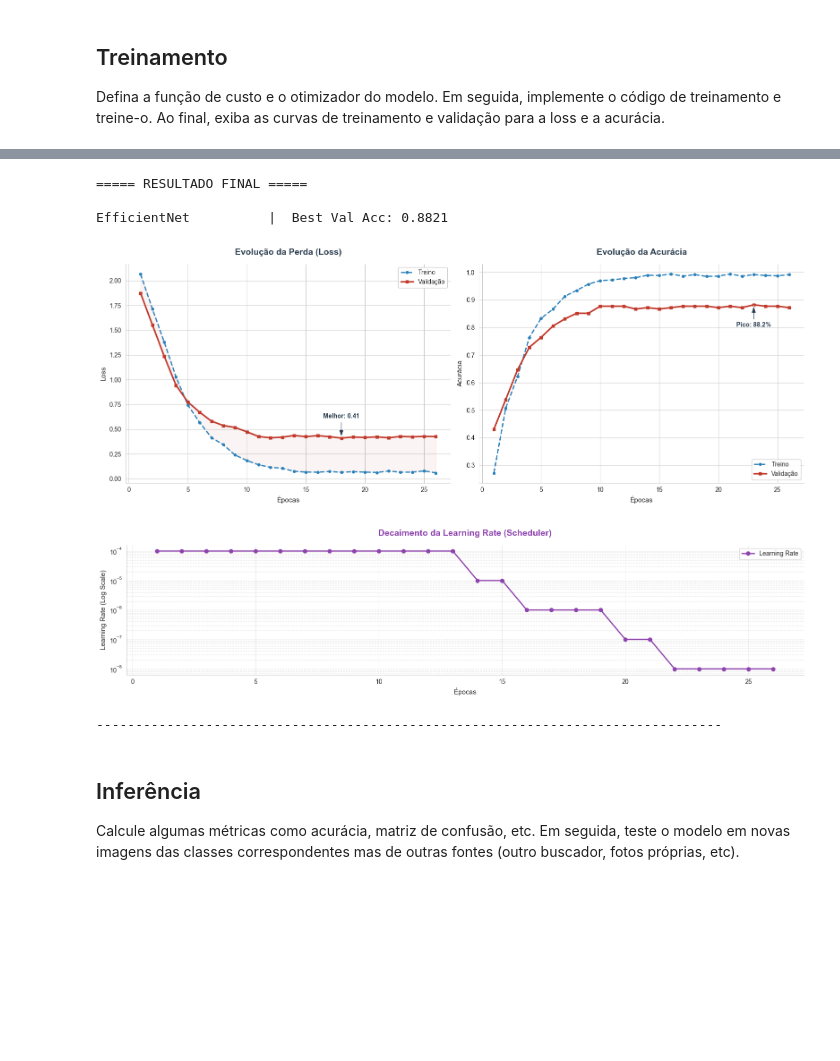
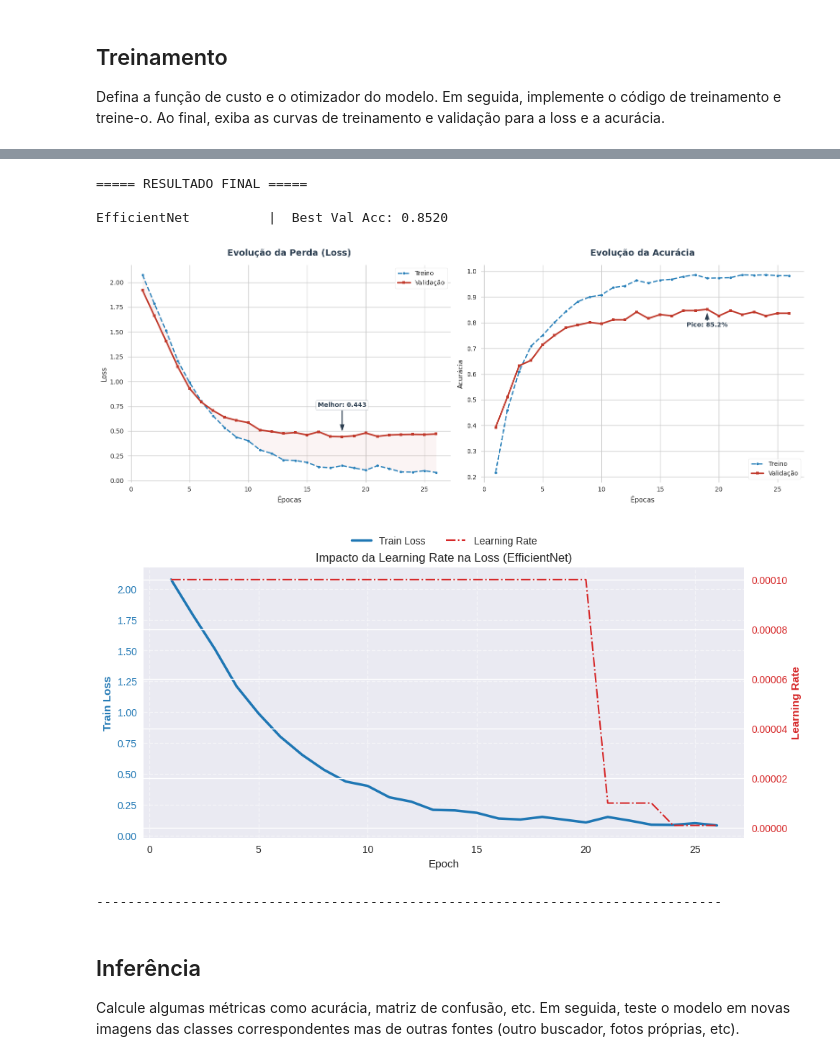
Before and after one commit to ypcrego/deep-learning-project, a Jupyter notebook: Genshin_Impact_Regions.ipynb, the cells around one changed output, grey strips where cells are left out. Saved outputs shown, nothing was run; the diff lists cells and outputs as text; code cells hidden in the pictures; blank space fills up the shorter version.

Commit message:
ajuste nos gráficos

```diff
--- a/Genshin_Impact_Regions.ipynb
+++ b/Genshin_Impact_Regions.ipynb
@@ -501,7 +477,7 @@ def train_model(model, train_loader, val_loader, epochs=20, lr=1e-4, save_name="
 
     early_stopping = None
     if use_early_stopping:
-        early_stopping = EarlyStopping(patience=patience, min_delta=0.01)
+        early_stopping = EarlyStopping(patience=patience, min_delta=1e-4)
 
     criterion = nn.CrossEntropyLoss()
     optimizer = optim.Adam(model.parameters(), lr=lr)
@@ -640,9 +616,9 @@ def train_and_evaluate(model_name, model, train_loader, val_loader, epochs=20, l
 # %%
 models_to_test = {
     #"SimpleCNN": get_model("cnn"),
-    "MobileNetV2": get_model("mobilenet", num_classes=len(train_dataset.classes))
+    #"MobileNetV2": get_model("mobilenet", num_classes=len(train_dataset.classes))
     #"ResNet50": get_model("resnet50")
-    #"EfficientNet": get_model("efficientnet", num_classes=len(train_dataset.classes), dropout_rate=0.4)
+    "EfficientNet": get_model("efficientnet", num_classes=len(train_dataset.classes), dropout_rate=0.4)
 }
 # %%
 
@@ -651,7 +627,7 @@ results = []
 
 for name, model in models_to_test.items():
     model = model.to(device)
-    r = train_and_evaluate(name, model, train_loader,val_loader, epochs = 20)
+    r = train_and_evaluate(name, model, train_loader,val_loader, epochs = 50, lr=1e-4, patience=8, use_early_stopping=True, use_scheduler=True)
     results.append(r)
 # %% [output]
 ==============================
@@ -666,7 +697,7 @@ for r in results:
 # %% [output]
 ===== RESULTADO FINAL =====
 
-EfficientNet          |  Best Val Acc: 0.8821
+EfficientNet          |  Best Val Acc: 0.8520
 # %%
 import matplotlib.pyplot as plt
 import seaborn as sns
@@ -767,47 +798,54 @@ def plot_comparison(results):
 
         ax2.annotate(f'Pico: {max_acc*100:.1f}%', xy=(best_epoch_acc, max_acc - acc_gap), xytext=(best_epoch_acc, max_acc - acc_offset),
                      arrowprops=dict(facecolor=c_text, shrink=0.0, width=2, headwidth=8),
                      color=c_text, ha='center', fontweight='bold')
 
         plt.tight_layout()
         plt.show()
 
     # =========================================================
     # NOVO CÓDIGO: GRÁFICO EXTRA DE LR (Eixo Duplo)
     # =========================================================
     if lrs is not None and len(lrs) > 0:
-        # Cria uma nova figura separada para o LR
-        fig_lr, ax_loss = plt.subplots(figsize=(10, 5))
+      with plt.style.context('seaborn-v0_8'):
+        # Cria a figura e o primeiro eixo (Loss)
+        fig, ax_loss = plt.subplots(figsize=(10, 5))
 
+        # Título e Eixo X
         ax_loss.set_title(f"Impacto da Learning Rate na Loss ({res.get('name', 'Modelo')})", fontsize=12)
         ax_loss.set_xlabel("Epoch")
 
         # Eixo da Esquerda (Loss - Azul)
-        ax_loss.set_ylabel("Train Loss", color="blue", fontweight='bold')
-        l1 = ax_loss.plot(epochs, train_loss, marker="o", color="blue", label="Train Loss", alpha=0.7)
-        ax_loss.tick_params(axis="y", labelcolor="blue")
-        ax_loss.grid(True, alpha=0.3)
+        ax_loss.set_ylabel("Train Loss", color="#1f77b4", fontweight='bold') # Usei o azul padrão do seaborn
+        l1 = ax_loss.plot(epochs, train_loss, color="#1f77b4", linewidth=2.5, label="Train Loss") # Removi o 'o' (marker) para um look mais clean
+        ax_loss.tick_params(axis="y", labelcolor="#1f77b4")
+        ax_loss.grid(True, alpha=0.5, linestyle='--') # Grade mais suave
 
         # Eixo da Direita (LR - Vermelho)
-        ax_lr = ax_loss.twinx()
-        ax_lr.set_ylabel("Learning Rate", color="red", fontweight='bold')
-        l2 = ax_lr.plot(epochs, lrs, marker="s", linestyle="--", color="red", label="Learning Rate")
-        ax_lr.tick_params(axis="y", labelcolor="red")
+        ax_lr = ax_loss.twinx() # Cria o eixo duplo
+        ax_lr.set_ylabel("Learning Rate", color="#d62728", fontweight='bold') # Usei o vermelho padrão do seaborn
+        l2 = ax_lr.plot(epochs, lrs, marker="", linestyle="-.", color="#d62728", linewidth=1.5, label="Learning Rate") # Mudei o marker e linestyle
+        ax_lr.tick_params(axis="y", labelcolor="#d62728")
 
         # Legenda Unificada
         lines = l1 + l2
         labels = [l.get_label() for l in lines]
-        ax_loss.legend(lines, labels, loc='upper center')
+        ax_loss.legend(lines, labels,
+                    loc='upper center',
+                    bbox_to_anchor=(0.5, 1.15),
+                    ncol=2,
+                    frameon=False,
+                    fontsize=10) # Ajustei o tamanho da fonte da legenda
 
-        fig_lr.tight_layout()
+        fig.tight_layout()
         plt.show()
 
         print("-" * 80) # Linha separadora entre modelos
 
 plot_comparison(results)
 # %% [output]
-[figure, old version]
+[figure, new version]
-[figure, old version]
+[figure, new version]
 --------------------------------------------------------------------------------
 # %% [markdown]
 ## Inferência
```
Also changed, not shown: parts of 6 cells of this notebook.
